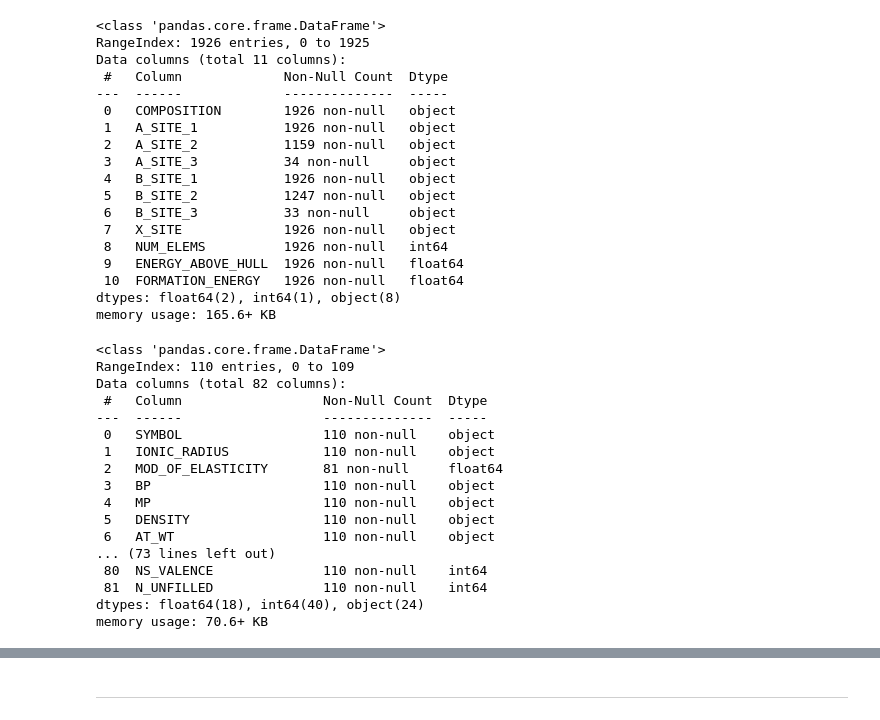
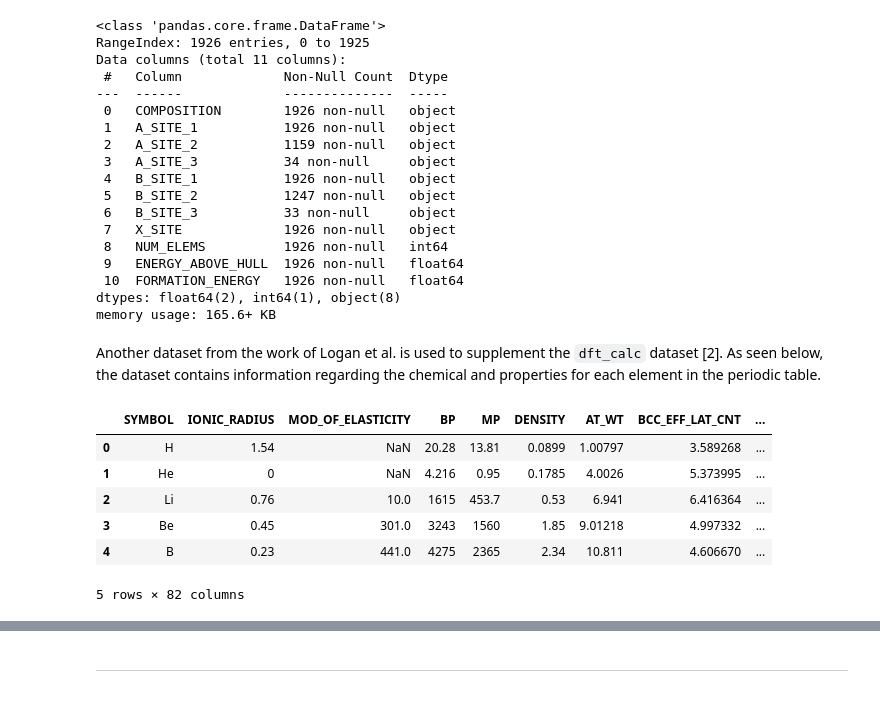
Before and after one commit to machinelurning/stable-perovskites, a Jupyter notebook: preliminary-analysis.ipynb, the cells around one changed output, grey strips where cells are left out. Saved outputs shown, nothing was run; the diff lists cells and outputs as text; code cells hidden in the pictures.

```diff
--- a/preliminary-analysis.ipynb
+++ b/preliminary-analysis.ipynb
@@ -43,25 +48,15 @@ Data columns (total 11 columns):
  10  FORMATION_ENERGY   1926 non-null   float64
 dtypes: float64(2), int64(1), object(8)
 memory usage: 165.6+ KB
-# %%
-df.drop(columns=["SYMBOL"]) = df.drop(columns=["SYMBOL"])
-# %% [output]
-<class 'pandas.core.frame.DataFrame'>
-RangeIndex: 110 entries, 0 to 109
-Data columns (total 82 columns):
- #   Column                  Non-Null Count  Dtype
----  ------                  --------------  -----
- 0   SYMBOL                  110 non-null    object
- 1   IONIC_RADIUS            110 non-null    object
- 2   MOD_OF_ELASTICITY       81 non-null     float64
- 3   BP                      110 non-null    object
- 4   MP                      110 non-null    object
- 5   DENSITY                 110 non-null    object
- 6   AT_WT                   110 non-null    object
-... (73 lines left out)
- 80  NS_VALENCE              110 non-null    int64
- 81  N_UNFILLED              110 non-null    int64
-dtypes: float64(18), int64(40), object(24)
-memory usage: 70.6+ KB
+# %% [markdown]
+Another dataset from the work of Logan et al. is used to supplement the `dft_calc` dataset [2]. As seen below, the dataset contains information regarding the chemical and properties for each element in the periodic table.
 # %%
-df.head()
+elemental_prop.head()
+# %% [output]
+|  | SYMBOL | IONIC_RADIUS | MOD_OF_ELASTICITY | BP | MP | DENSITY | AT_WT | BCC_EFF_LAT_CNT | ... |
+| 0 | H | 1.54 | NaN | 20.28 | 13.81 | 0.0899 | 1.00797 | 3.589268 | ... |
+| 1 | He | 0 | NaN | 4.216 | 0.95 | 0.1785 | 4.0026 | 5.373995 | ... |
+| 2 | Li | 0.76 | 10.0 | 1615 | 453.7 | 0.53 | 6.941 | 6.416364 | ... |
+| 3 | Be | 0.45 | 301.0 | 3243 | 1560 | 1.85 | 9.01218 | 4.997332 | ... |
+| 4 | B | 0.23 | 441.0 | 4275 | 2365 | 2.34 | 10.811 | 4.606670 | ... |
+5 rows × 82 columns
```
Also changed, not shown: parts of 70 cells of this notebook.
